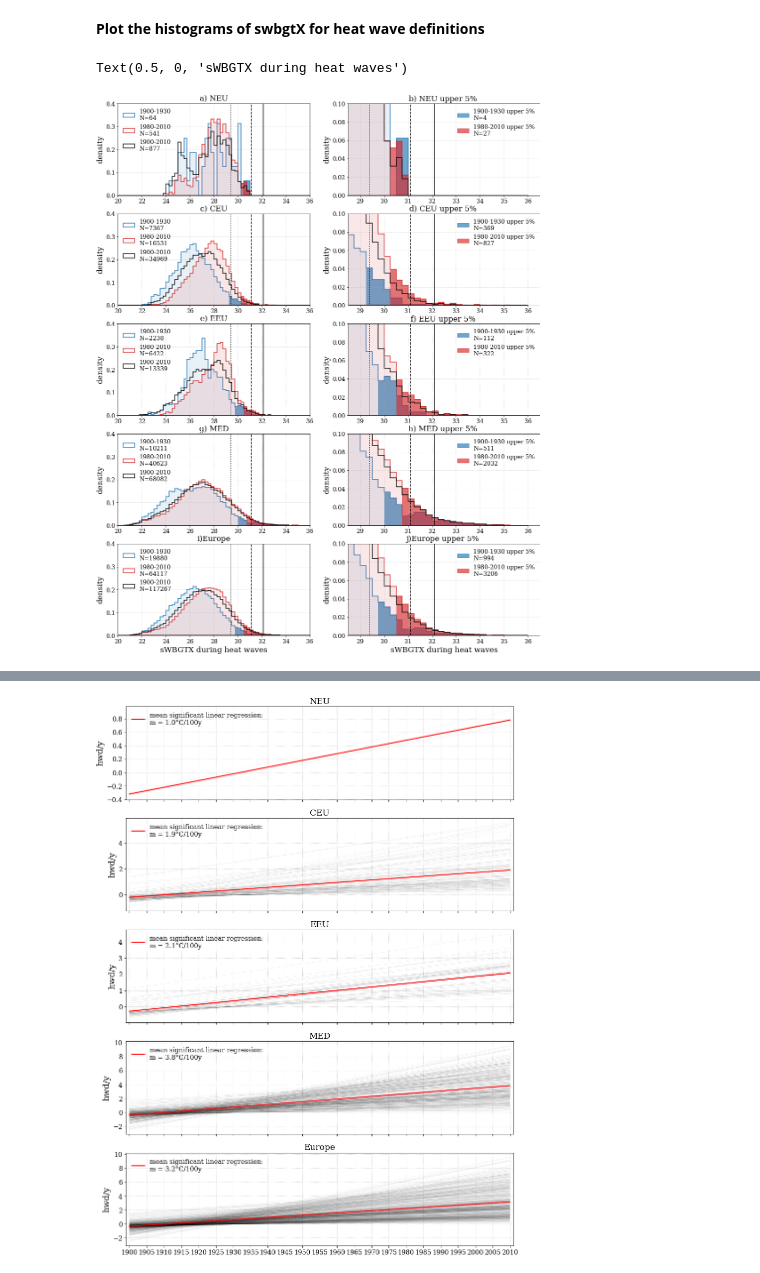
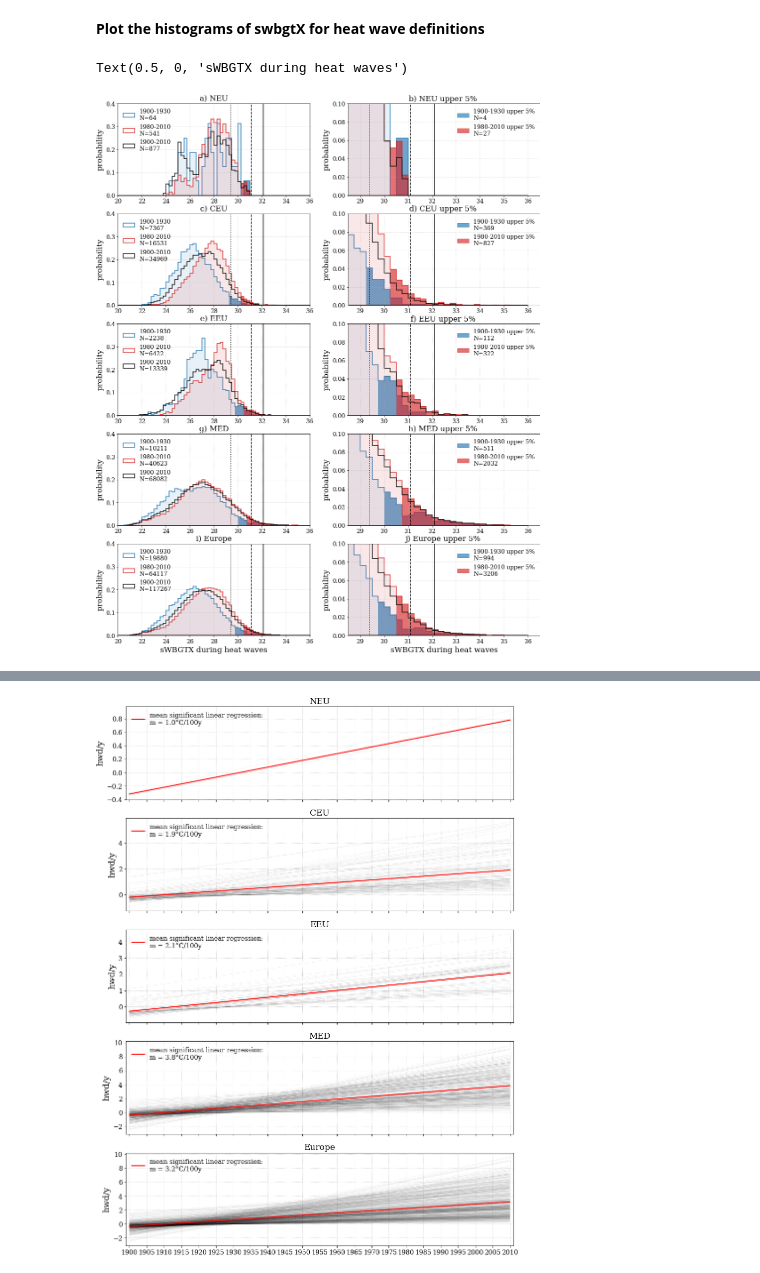
Before and after one commit to nilsnevertree/Trends-in-Heat-Stress-over-Europe, a Jupyter notebook: Scripts/heat_wave_trend.ipynb, the cells around one changed output, grey strips where cells are left out. Saved outputs shown, nothing was run; the diff lists cells and outputs as text; code cells hidden in the pictures.

```diff
--- a/Scripts/heat_wave_trend.ipynb
+++ b/Scripts/heat_wave_trend.ipynb
@@ -185,35 +185,35 @@ for region in regions:
     ylim = list(ax1.get_xlim())
     ylim[0] = int(min([first_res[0], last_res[1]])) - 0.5
     ax1.set_xlim(ylim)
     ax1.set_ylim([0,0.10])
     ax0.set_ylim([0,0.4])
     ax0.set_xlim(20,36)
     ax1.set_xlim(28.5,36.5)
     ax0.set_title(subfigure_label[idx_subfigure_label] + region[0])
     idx_subfigure_label += 1
     ax1.set_title(subfigure_label[idx_subfigure_label] + region[0] + ' upper 5% ')
     idx_subfigure_label += 1
 #     both_variables(ax = ax1, data = data.swbgt.where(mask_russo))
 
 #     both_variables(ax = ax2, data = hwmid.where(mask_dwd))
 #     both_variables(ax = ax3, data = hwmid.where(mask_russo))
 
     for axs in [ax0,ax1]:
-        axs.set_ylabel('density')
+        axs.set_ylabel('probability')
 #         axs.set_xlabel('sWBGT')
         axs.grid()
         axs.axvline(29.4, color = 'k', linewidth = 1.5, linestyle = ':')
         axs.axvline(31.1, color = 'k', linewidth = 1.5, linestyle = '--')
         axs.axvline(32.1, color = 'k', linewidth = 1.5, linestyle = '-')
 
 
     idx += 1
 
 ax0.set_xlabel(xlabel)
 ax1.set_xlabel(xlabel)
 # %% [output]
 Text(0.5, 0, 'sWBGTX during heat waves')
-[figure, old version]
+[figure, new version]
 # %%
 fig.savefig(trendfolder + 'histograms_' + variable_long + '_density_ydrunpctl_98_referenceperiod.png')
 # %%
```
Also changed, not shown: parts of 2 cells of this notebook, 2 other files.
